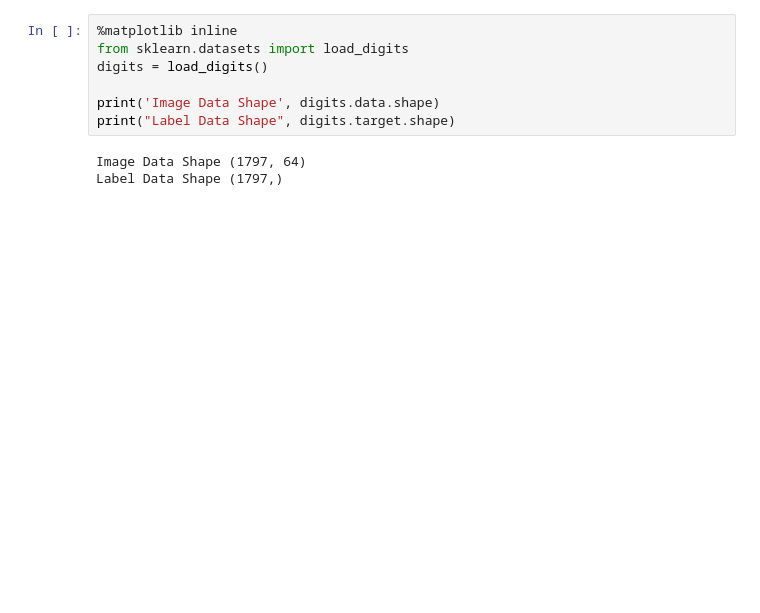
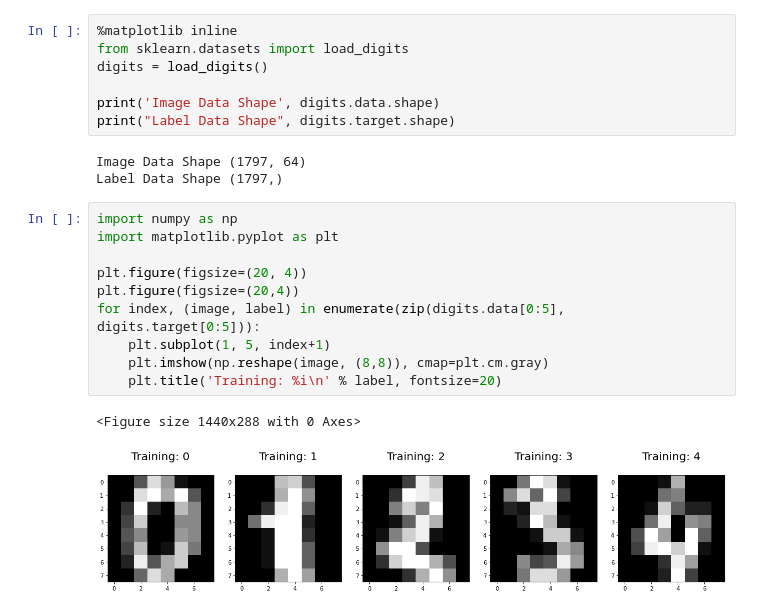
Before and after one commit to suumino/tensor, a Jupyter notebook: chap03.ipynb, the cells around one changed output. Cells and saved outputs as stored; diff of their text form; blank space fills up the shorter version.

```diff
--- a/chap03.ipynb
+++ b/chap03.ipynb
@@ -199,3 +199,16 @@ print("Label Data Shape", digits.target.shape)
 # %% [output]
 Image Data Shape (1797, 64)
 Label Data Shape (1797,)
+# %%
+import numpy as np
+import matplotlib.pyplot as plt
+
+plt.figure(figsize=(20, 4))
+plt.figure(figsize=(20,4))
+for index, (image, label) in enumerate(zip(digits.data[0:5], digits.target[0:5])):
+    plt.subplot(1, 5, index+1)
+    plt.imshow(np.reshape(image, (8,8)), cmap=plt.cm.gray)
+    plt.title('Training: %i\n' % label, fontsize=20)
+# %% [output]
+<Figure size 1440x288 with 0 Axes>
+[figure, added]
```
Also changed, not shown: parts of 26 cells of this notebook.
